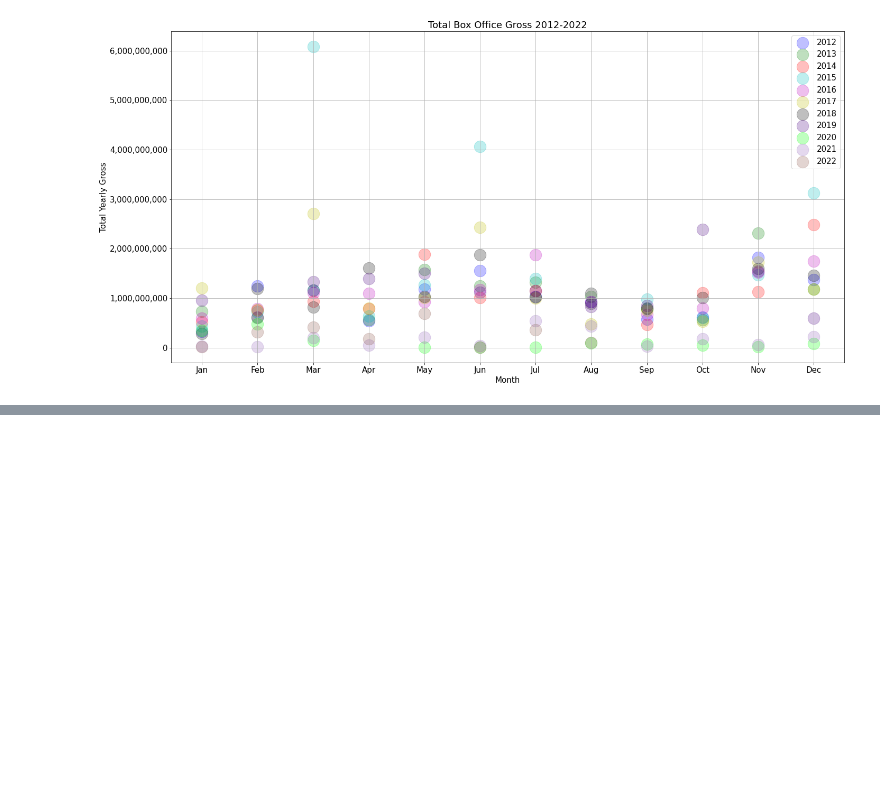
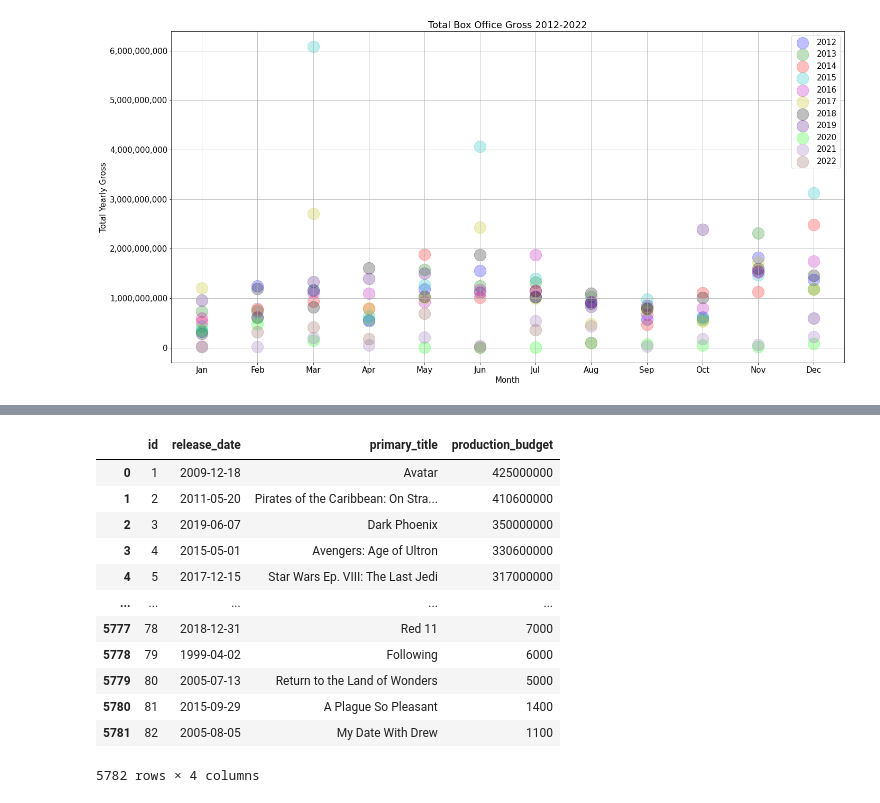
Before and after one commit to pedrov718/box_office_project, a Jupyter notebook: phase1_project.ipynb, the cells around one changed output, grey strips where cells are left out. Saved outputs shown, nothing was run; the diff lists cells and outputs as text; code cells hidden in the pictures; blank space fills up the shorter version.

```diff
--- a/phase1_project.ipynb
+++ b/phase1_project.ipynb
@@ -370,0 +360,18 @@ plt.show();
+# %%
+budgets = pd.read_excel("tn_movie_budgets.xlsx")
+
+budgets
+# %% [output]
+|  | id | release_date | primary_title | production_budget |
+| 0 | 1 | 2009-12-18 | Avatar | 425000000 |
+| 1 | 2 | 2011-05-20 | Pirates of the Caribbean: On Stra... | 410600000 |
+| 2 | 3 | 2019-06-07 | Dark Phoenix | 350000000 |
+| 3 | 4 | 2015-05-01 | Avengers: Age of Ultron | 330600000 |
+| 4 | 5 | 2017-12-15 | Star Wars Ep. VIII: The Last Jedi | 317000000 |
+| ... | ... | ... | ... | ... |
+| 5777 | 78 | 2018-12-31 | Red 11 | 7000 |
+| 5778 | 79 | 1999-04-02 | Following | 6000 |
+| 5779 | 80 | 2005-07-13 | Return to the Land of Wonders | 5000 |
+| 5780 | 81 | 2015-09-29 | A Plague So Pleasant | 1400 |
+| 5781 | 82 | 2005-08-05 | My Date With Drew | 1100 |
+5782 rows × 4 columns
```
Also changed, not shown: parts of 12 cells of this notebook, 1 other file.
